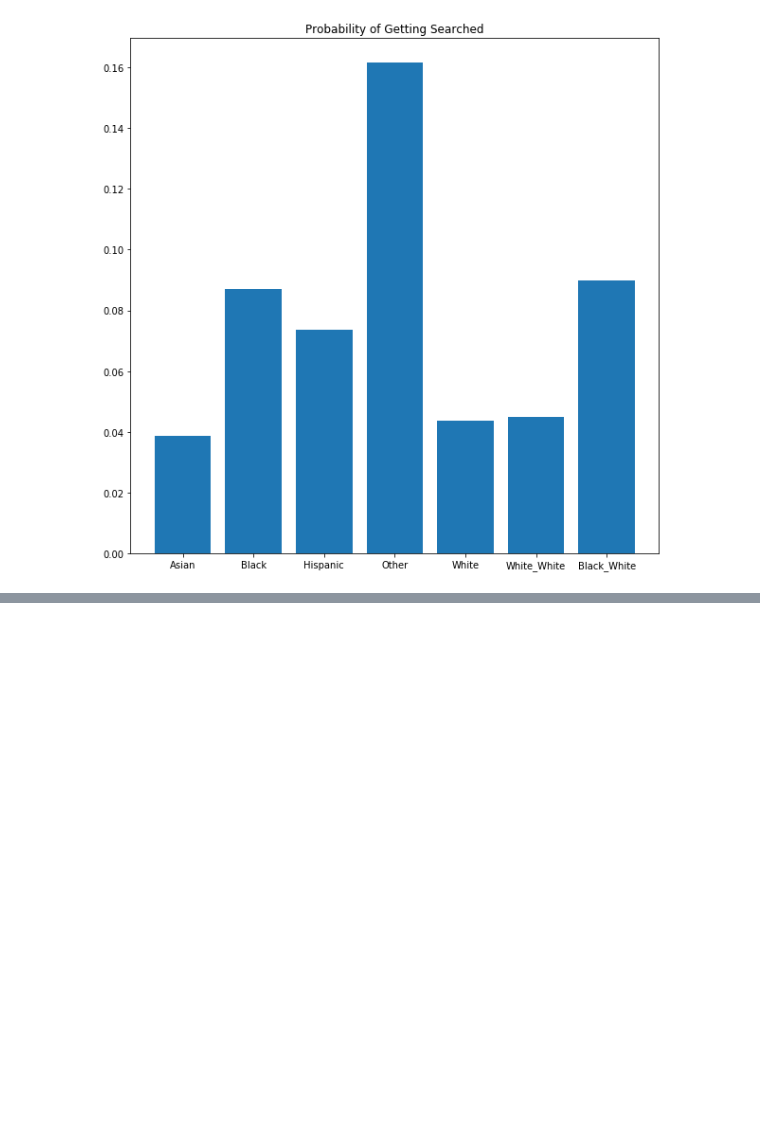
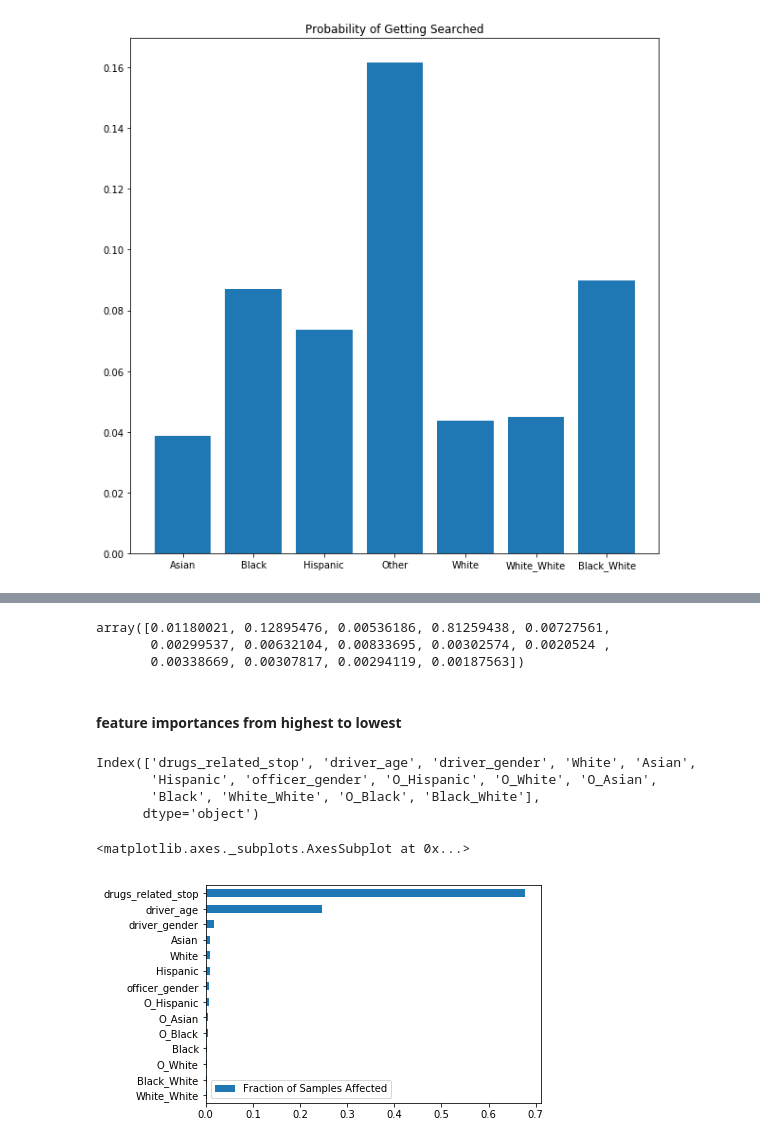
Before and after one commit to elizabethguy86/Traffic_Pullovers_WA, a Jupyter notebook: WA_policing_data.ipynb, the cells around one changed output, grey strips where cells are left out. Drawn from its saved outputs; the diff is of its cells as text; code cells hidden in the pictures; blank space fills up the shorter version.

Commit message:
add feature importance metric for random forest

```diff
--- a/WA_policing_data.ipynb
+++ b/WA_policing_data.ipynb
@@ -240,0 +246,13 @@ Text(0.5,1,'Probability of Getting Searched')
+# %%
+
+# Train and fit random forest model
+rf = RandomForestClassifier(n_estimators=1000,
+                           max_depth = 10,
+                           max_features='auto',
+                           random_state=0)
+rf.fit(X_train, y_train)
+
+# Test Prediction
+pred = rf.predict_proba(X_test)
+print(f"log loss = {log_loss(y_test, rf.predict_proba(X_test)[:, 1])}")
+print(f"accuracy = {rf.score(X_test, y_test)}")
@@ -240,0 +262,26 @@ Text(0.5,1,'Probability of Getting Searched')
+# %%
+#feature importances
+importances = np.argsort(rf.feature_importances_)
+rf.feature_importances_
+# %% [output]
+array([0.01180021, 0.12895476, 0.00536186, 0.81259438, 0.00727561,
+       0.00299537, 0.00632104, 0.00833695, 0.00302574, 0.0020524 ,
+       0.00338669, 0.00307817, 0.00294119, 0.00187563])
+# %% [markdown]
+#### feature importances from highest to lowest
+# %%
+X_train.columns[importances][::-1]
+# %% [output]
+Index(['drugs_related_stop', 'driver_age', 'driver_gender', 'White', 'Asian',
+       'Hispanic', 'officer_gender', 'O_Hispanic', 'O_White', 'O_Asian',
+       'Black', 'White_White', 'O_Black', 'Black_White'],
+      dtype='object')
+# %%
+# Plot the feature importance
+feat_scores = pd.DataFrame({'Fraction of Samples Affected' : rf.feature_importances_},
+                           index=X.columns)
+feat_scores = feat_scores.sort_values(by='Fraction of Samples Affected')
+feat_scores.plot(kind='barh')
+# %% [output]
+<matplotlib.axes._subplots.AxesSubplot at 0x...>
+[figure, added]
```
Also changed, not shown: parts of 3 cells of this notebook.
